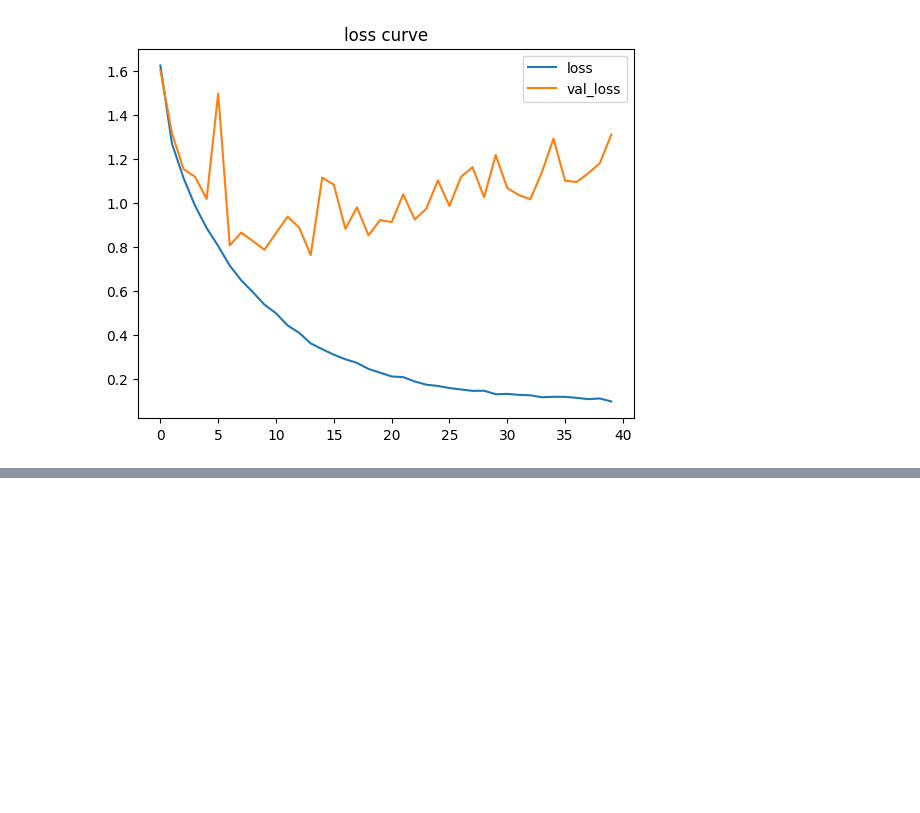
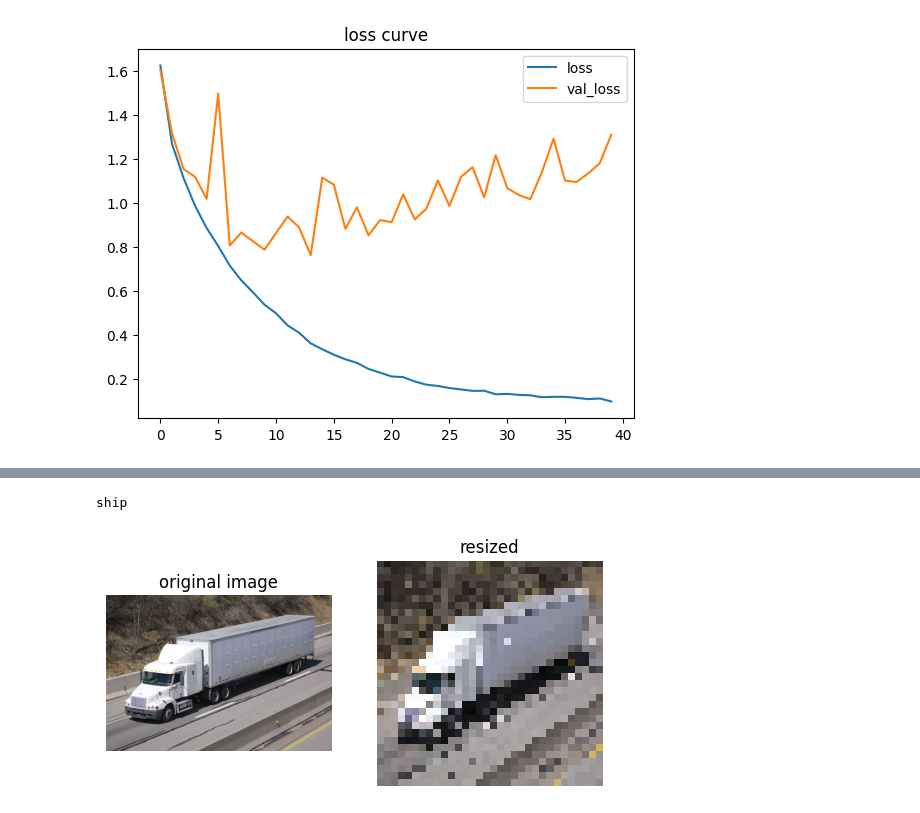
Before and after one commit to DAI-ai-code/NLP-CV, a Jupyter notebook: CV/day4/2_alex_net.ipynb, the cells around one changed output, grey strips where cells are left out. Drawn from its saved outputs; the diff is of its cells as text; code cells hidden in the pictures; blank space fills up the shorter version.

```diff
--- a/CV/day4/2_alex_net.ipynb
+++ b/CV/day4/2_alex_net.ipynb
@@ -123,0 +150,6 @@ error: OpenCV(4.12.0) /io/opencv/modules/imgproc/src/color.cpp:199: error: (-215
+# %%
+url = 'https://cdn.britannica.com/17/126517-050-9CDCBDDF/semi-semitrailer-truck-tractor-highway.jpg'
+predict_img(url)
+# %% [output]
+ship
+[figure, added]
```
Also changed, not shown: parts of 9 cells of this notebook, 8 other files.
